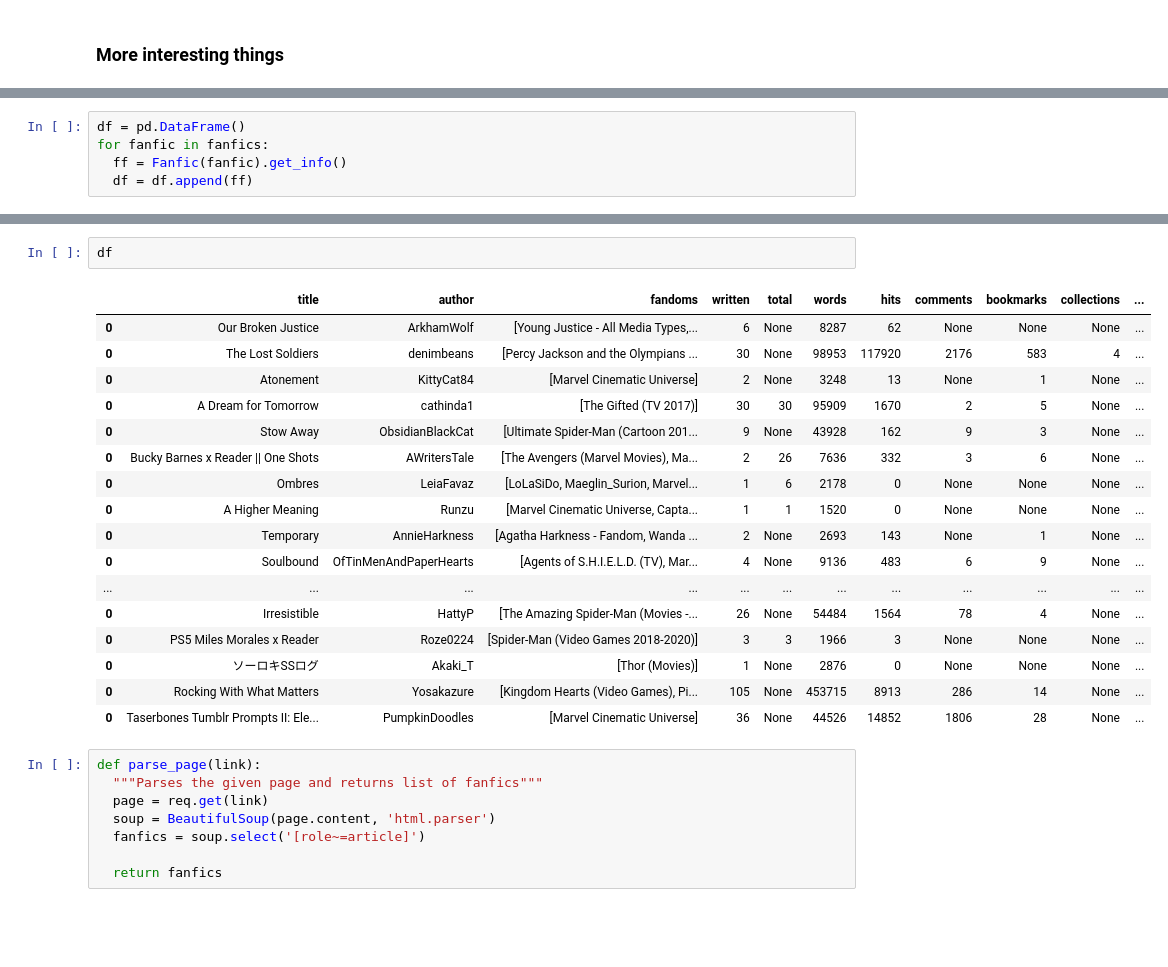
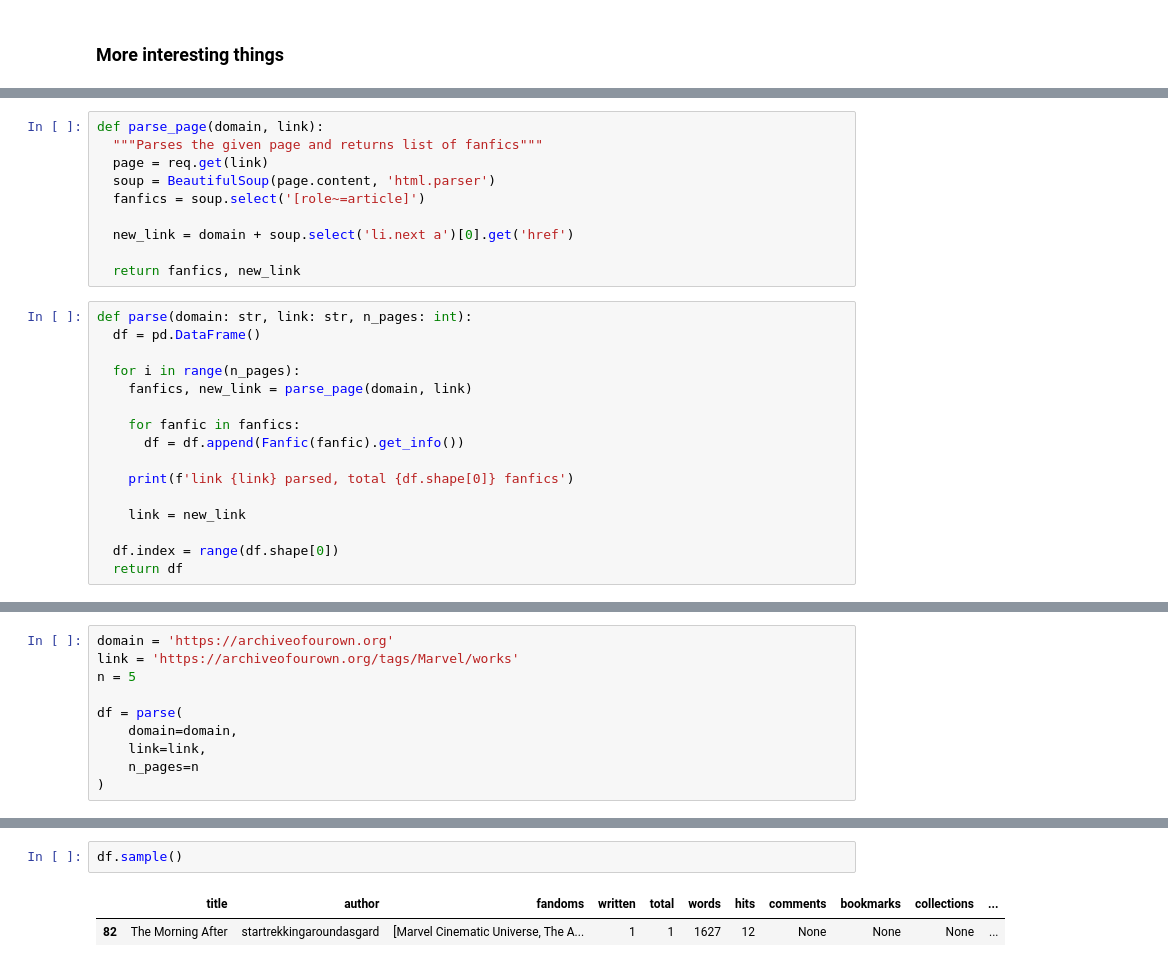
Before and after one commit to quicksilverri/fanfic-popularuty-prediction, a Jupyter notebook: fanfic_popularity_predictor.ipynb, the cells around one changed output, grey strips where cells are left out. Saved outputs shown, nothing was run; the diff lists cells and outputs as text; blank space fills up the shorter version.

Commit message:
Added parse function, Fanfic class updated

```diff
--- a/fanfic_popularity_predictor.ipynb
+++ b/fanfic_popularity_predictor.ipynb
@@ -190,5 +202,26 @@ df1.append(df2)
-# %%
-df = pd.DataFrame()
-for fanfic in fanfics:
-  ff = Fanfic(fanfic).get_info()
-  df = df.append(ff)
+# %%
+def parse_page(domain, link):
+  """Parses the given page and returns list of fanfics"""
+  page = req.get(link)
+  soup = BeautifulSoup(page.content, 'html.parser')
+  fanfics = soup.select('[role~=article]')
+
+  new_link = domain + soup.select('li.next a')[0].get('href')
+
+  return fanfics, new_link
+# %%
+def parse(domain: str, link: str, n_pages: int):
+  df = pd.DataFrame()
+
+  for i in range(n_pages):
+    fanfics, new_link = parse_page(domain, link)
+
+    for fanfic in fanfics:
+      df = df.append(Fanfic(fanfic).get_info())
+
+    print(f'link {link} parsed, total {df.shape[0]} fanfics')
+
+    link = new_link
+
+  df.index = range(df.shape[0])
+  return df
@@ -194,0 +230,10 @@ for fanfic in fanfics:
+# %%
+domain = 'https://archiveofourown.org'
+link = 'https://archiveofourown.org/tags/Marvel/works'
+n = 5
+
+df = parse(
+    domain=domain,
+    link=link,
+    n_pages=n
+)
@@ -195,28 +246,5 @@ for fanfic in fanfics:
 # %%
-df
+df.sample()
 # %% [output]
 |  | title | author | fandoms | written | total | words | hits | comments | bookmarks | collections | ... |
-| 0 | Our Broken Justice | ArkhamWolf | [Young Justice - All Media Types,... | 6 | None | 8287 | 62 | None | None | None | ... |
-| 0 | The Lost Soldiers | denimbeans | [Percy Jackson and the Olympians ... | 30 | None | 98953 | 117920 | 2176 | 583 | 4 | ... |
-| 0 | Atonement | KittyCat84 | [Marvel Cinematic Universe] | 2 | None | 3248 | 13 | None | 1 | None | ... |
-| 0 | A Dream for Tomorrow | cathinda1 | [The Gifted (TV 2017)] | 30 | 30 | 95909 | 1670 | 2 | 5 | None | ... |
-| 0 | Stow Away | ObsidianBlackCat | [Ultimate Spider-Man (Cartoon 201... | 9 | None | 43928 | 162 | 9 | 3 | None | ... |
-| 0 | Bucky Barnes x Reader || One Shots | AWritersTale | [The Avengers (Marvel Movies), Ma... | 2 | 26 | 7636 | 332 | 3 | 6 | None | ... |
-| 0 | Ombres | LeiaFavaz | [LoLaSiDo, Maeglin_Surion, Marvel... | 1 | 6 | 2178 | 0 | None | None | None | ... |
-| 0 | A Higher Meaning | Runzu | [Marvel Cinematic Universe, Capta... | 1 | 1 | 1520 | 0 | None | None | None | ... |
-| 0 | Temporary | AnnieHarkness | [Agatha Harkness - Fandom, Wanda ... | 2 | None | 2693 | 143 | None | 1 | None | ... |
-| 0 | Soulbound | OfTinMenAndPaperHearts | [Agents of S.H.I.E.L.D. (TV), Mar... | 4 | None | 9136 | 483 | 6 | 9 | None | ... |
-| ... | ... | ... | ... | ... | ... | ... | ... | ... | ... | ... | ... |
-| 0 | Irresistible | HattyP | [The Amazing Spider-Man (Movies -... | 26 | None | 54484 | 1564 | 78 | 4 | None | ... |
-| 0 | PS5 Miles Morales x Reader | Roze0224 | [Spider-Man (Video Games 2018-2020)] | 3 | 3 | 1966 | 3 | None | None | None | ... |
-| 0 | ソーロキSSログ | Akaki_T | [Thor (Movies)] | 1 | None | 2876 | 0 | None | None | None | ... |
-| 0 | Rocking With What Matters | Yosakazure | [Kingdom Hearts (Video Games), Pi... | 105 | None | 453715 | 8913 | 286 | 14 | None | ... |
-| 0 | Taserbones Tumblr Prompts II: Ele... | PumpkinDoodles | [Marvel Cinematic Universe] | 36 | None | 44526 | 14852 | 1806 | 28 | None | ... |
+| 82 | The Morning After | startrekkingaroundasgard | [Marvel Cinematic Universe, The A... | 1 | 1 | 1627 | 12 | None | None | None | ... |
-# %%
-def parse_page(link):
-  """Parses the given page and returns list of fanfics"""
-  page = req.get(link)
-  soup = BeautifulSoup(page.content, 'html.parser')
-  fanfics = soup.select('[role~=article]')
-
-  return fanfics
```
Also changed, not shown: parts of 25 cells of this notebook.
